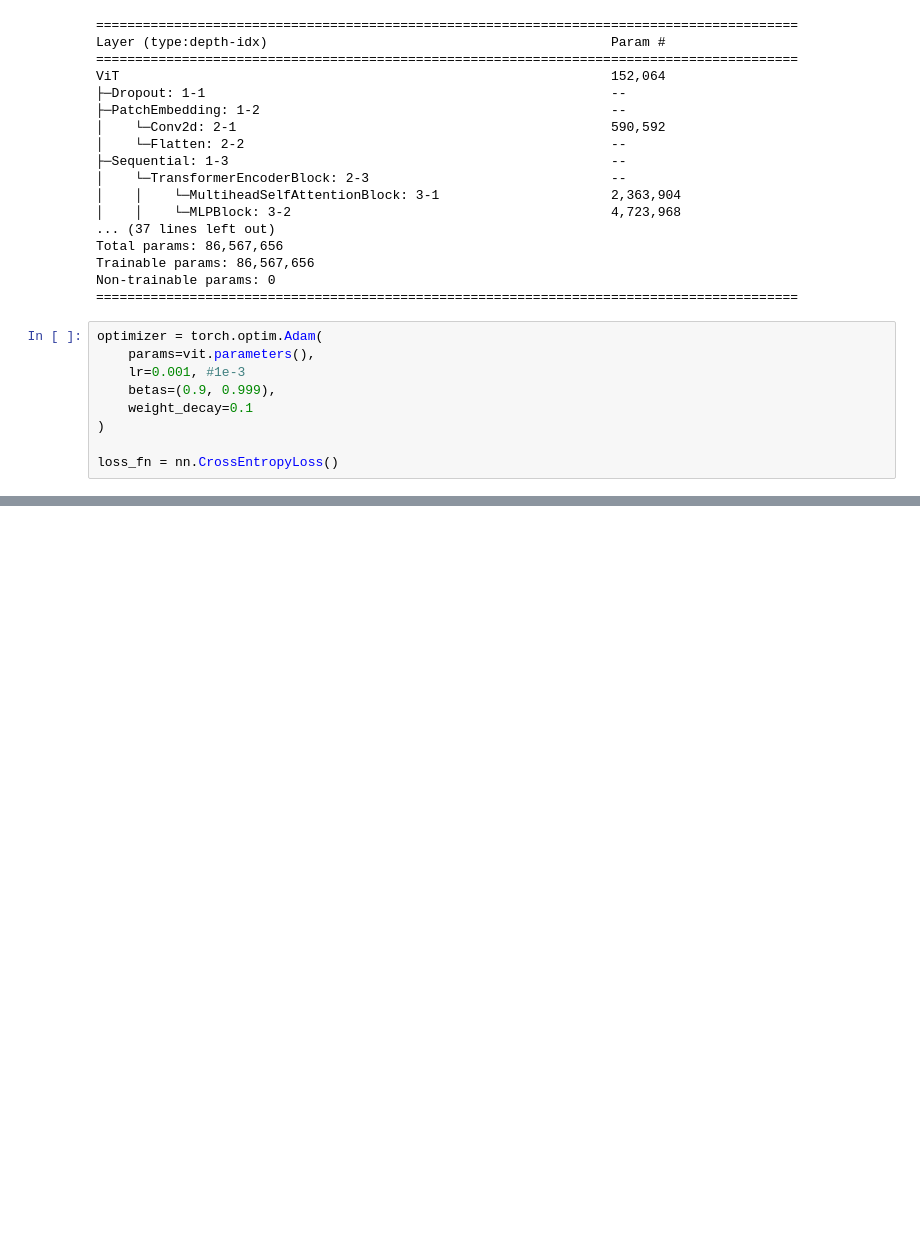
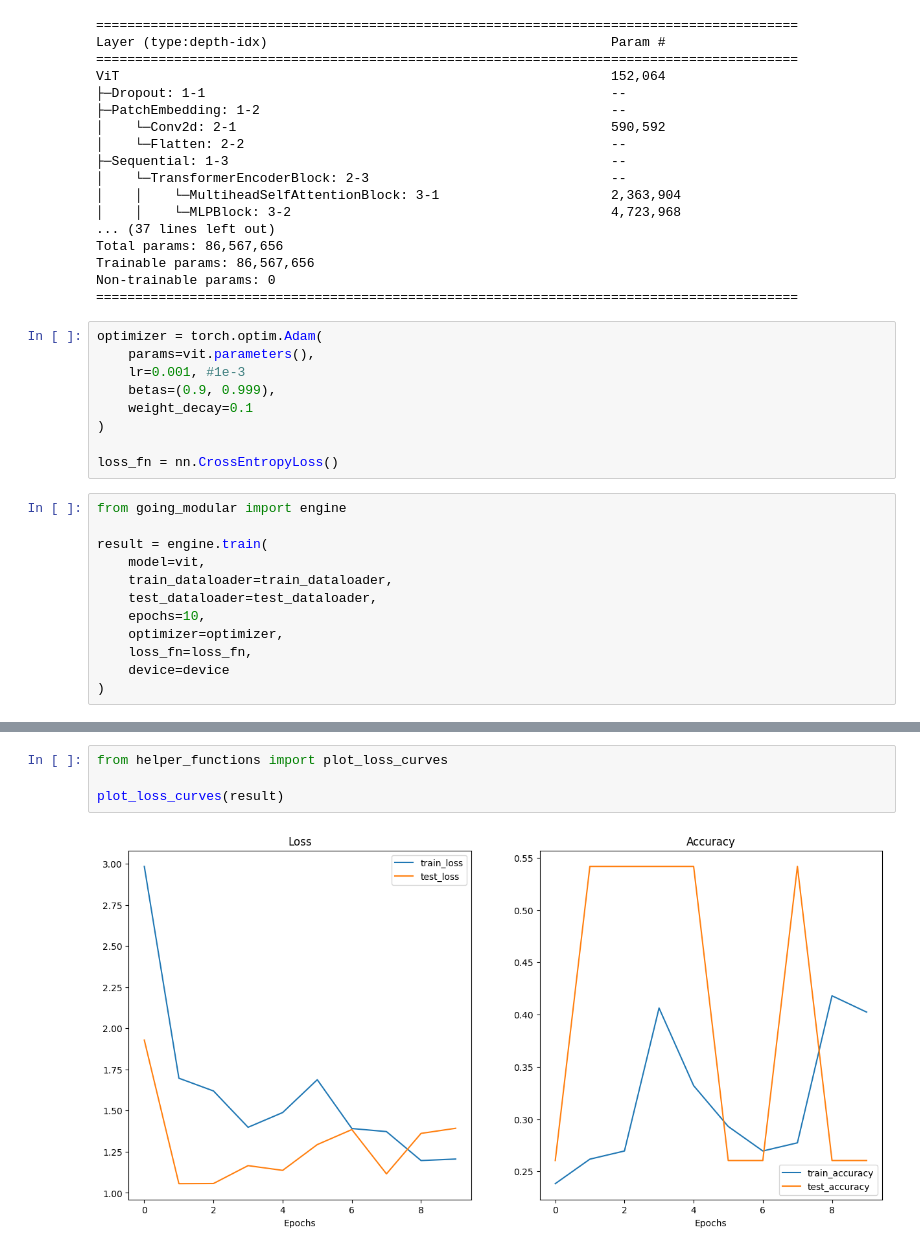
Before and after one commit to LeonardPuettmann/pytorch-deep-learning, a Jupyter notebook: 08_paper_replicating.ipynb, the cells around one changed output, grey strips where cells are left out. Saved outputs shown, nothing was run; the diff lists cells and outputs as text; blank space fills up the shorter version.

```diff
--- a/08_paper_replicating.ipynb
+++ b/08_paper_replicating.ipynb
@@ -831,3 +833,15 @@ optimizer = torch.optim.Adam(
 )
 
 loss_fn = nn.CrossEntropyLoss()
+# %%
+from going_modular import engine
+
+result = engine.train(
+    model=vit,
+    train_dataloader=train_dataloader,
+    test_dataloader=test_dataloader,
+    epochs=10,
+    optimizer=optimizer,
+    loss_fn=loss_fn,
+    device=device
+)
@@ -833,0 +859,6 @@ loss_fn = nn.CrossEntropyLoss()
+# %%
+from helper_functions import plot_loss_curves
+
+plot_loss_curves(result)
+# %% [output]
+[figure, added]
```
Also changed, not shown: parts of 26 cells of this notebook.
